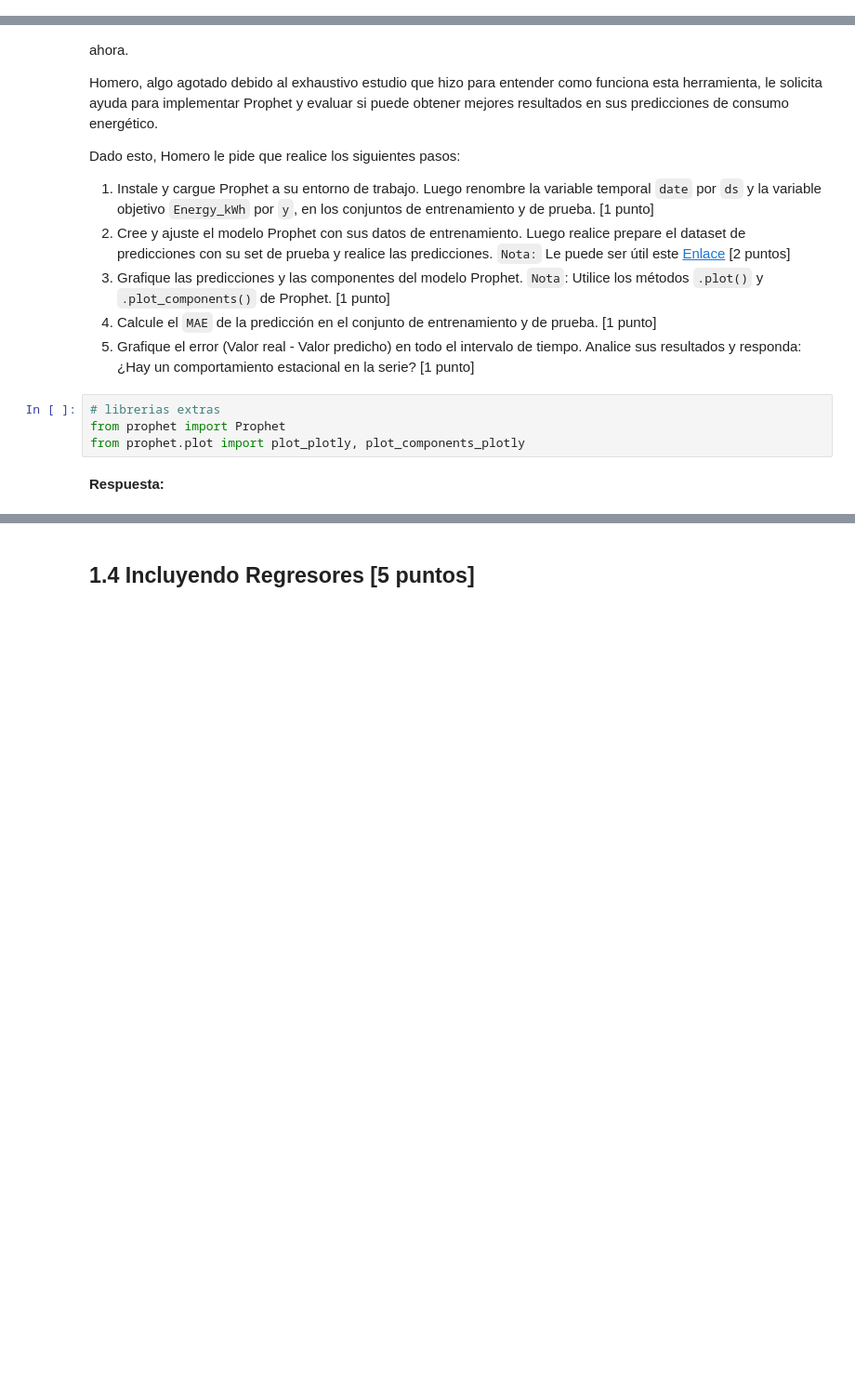
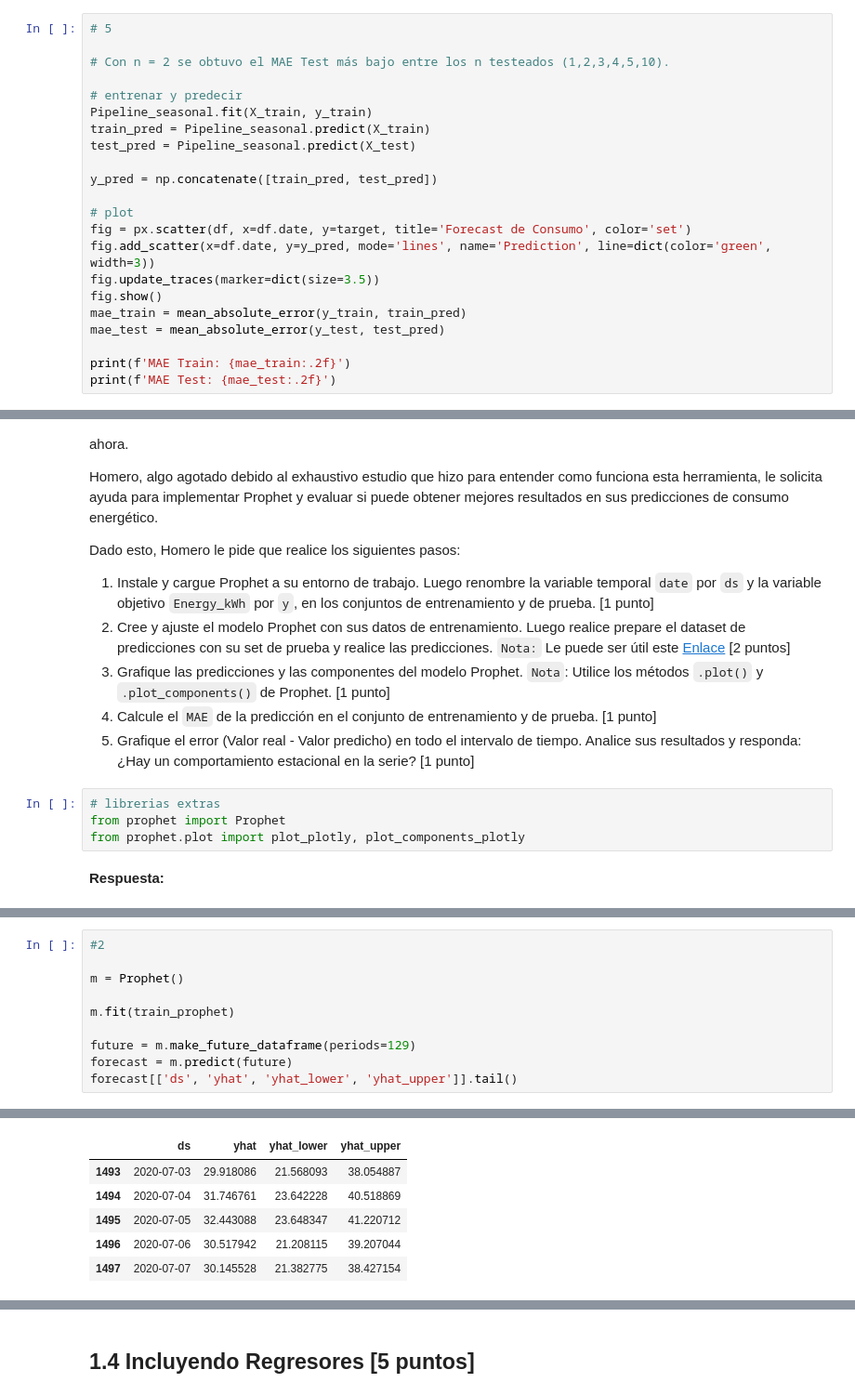
Before and after one commit to MartinTorricoP/Laboratorios_MDS7202, a Jupyter notebook: Lab8_-_Forecasting_y_sistema_de_recomendacion/Lab_8_MT_AT.ipynb, the cells around one changed output, grey strips where cells are left out. Shown at 93% size. Saved outputs shown, nothing was run; the diff lists cells and outputs as text; blank space fills up the shorter version.

```diff
--- a/Lab8_-_Forecasting_y_sistema_de_recomendacion/Lab_8_MT_AT.ipynb
+++ b/Lab8_-_Forecasting_y_sistema_de_recomendacion/Lab_8_MT_AT.ipynb
@@ -132,0 +377,22 @@ Usted, como buen ciudadano de Springfield, decide ayudar a Homero, el cual le pi
+# %%
+# 5
+
+# Con n = 2 se obtuvo el MAE Test más bajo entre los n testeados (1,2,3,4,5,10).
+
+# entrenar y predecir
+Pipeline_seasonal.fit(X_train, y_train)
+train_pred = Pipeline_seasonal.predict(X_train)
+test_pred = Pipeline_seasonal.predict(X_test)
+
+y_pred = np.concatenate([train_pred, test_pred])
+
+# plot
+fig = px.scatter(df, x=df.date, y=target, title='Forecast de Consumo', color='set')
+fig.add_scatter(x=df.date, y=y_pred, mode='lines', name='Prediction', line=dict(color='green', width=3))
+fig.update_traces(marker=dict(size=3.5))
+fig.show()
+mae_train = mean_absolute_error(y_train, train_pred)
+mae_test = mean_absolute_error(y_test, test_pred)
+
+print(f'MAE Train: {mae_train:.2f}')
+print(f'MAE Test: {mae_test:.2f}')
@@ -157,0 +448,11 @@ from prophet.plot import plot_plotly, plot_components_plotly
+# %%
+#2
+
+m = Prophet()
+
+m.fit(train_prophet)
+
+future = m.make_future_dataframe(periods=129)
+forecast = m.predict(future)
+forecast[['ds', 'yhat', 'yhat_lower', 'yhat_upper']].tail()
+# %% [output]
@@ -157,0 +461,6 @@ from prophet.plot import plot_plotly, plot_components_plotly
+|  | ds | yhat | yhat_lower | yhat_upper |
+| 1493 | 2020-07-03 | 29.918086 | 21.568093 | 38.054887 |
+| 1494 | 2020-07-04 | 31.746761 | 23.642228 | 40.518869 |
+| 1495 | 2020-07-05 | 32.443088 | 23.648347 | 41.220712 |
+| 1496 | 2020-07-06 | 30.517942 | 21.208115 | 39.207044 |
+| 1497 | 2020-07-07 | 30.145528 | 21.382775 | 38.427154 |
```
Also changed, not shown: parts of 23 cells of this notebook.
